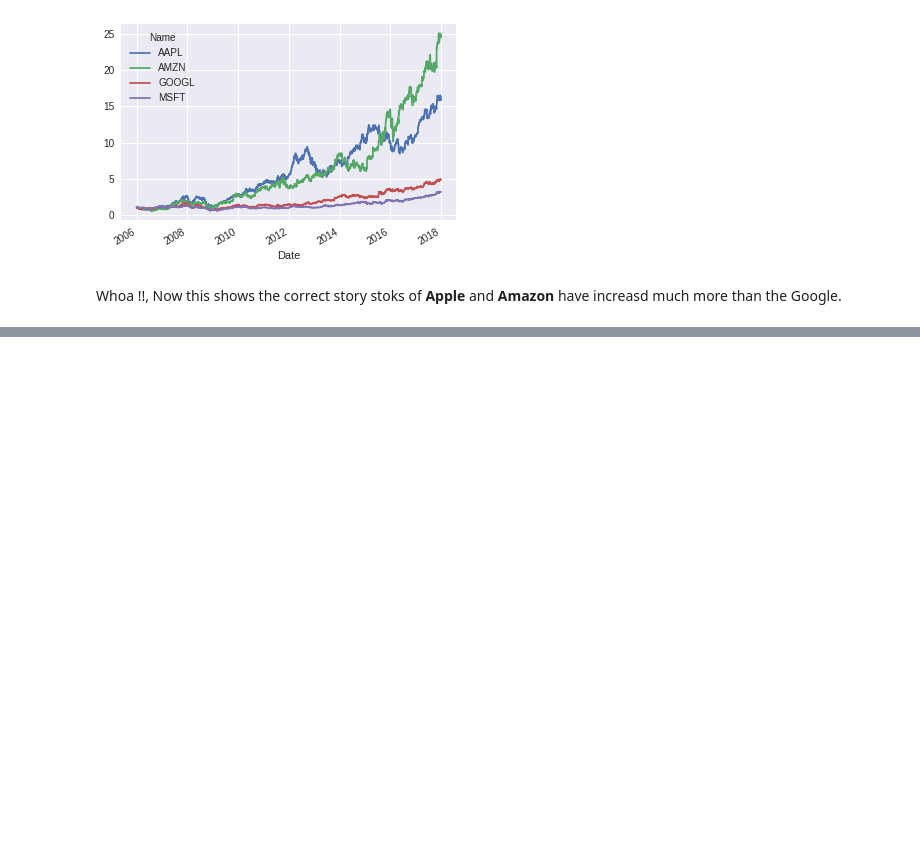
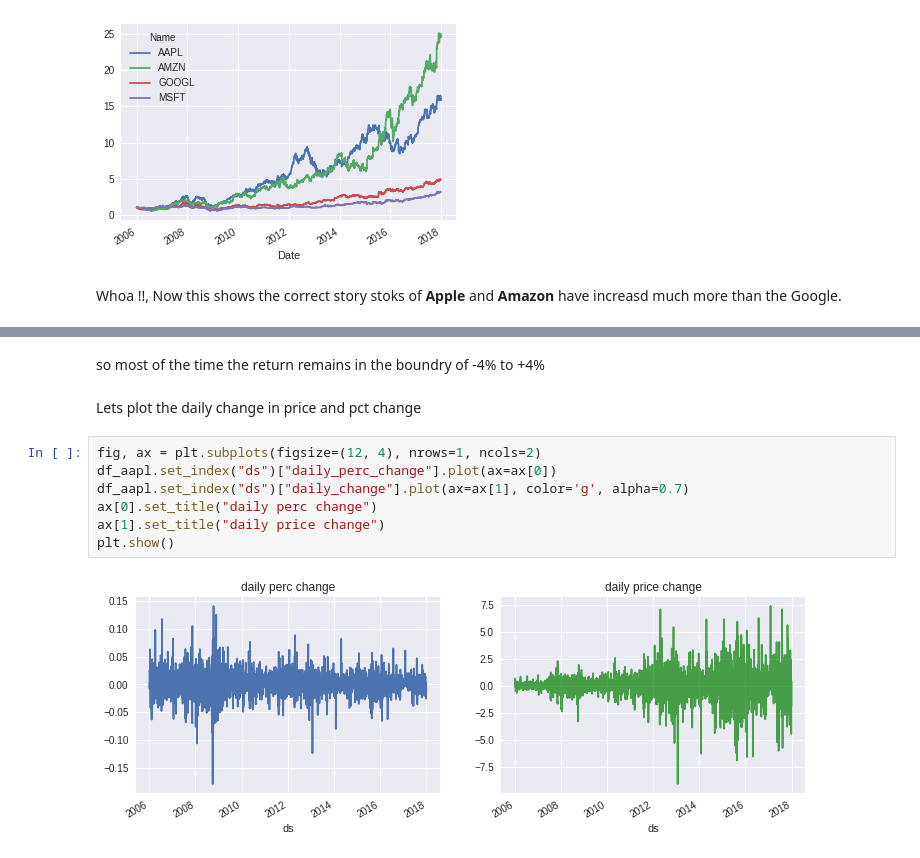
Before and after one commit to saurabh2086/timeSeriesAnalysis, a Jupyter notebook: DJIA_Data.ipynb, the cells around one changed output, grey strips where cells are left out. Drawn from its saved outputs; the diff is of its cells as text; blank space fills up the shorter version.

```diff
--- a/DJIA_Data.ipynb
+++ b/DJIA_Data.ipynb
@@ -265,0 +299,13 @@ ValueError: ignored
+# %% [markdown]
+so most of the time the return remains in the boundry of -4% to +4%
+# %% [markdown]
+Lets plot the daily change in price and pct change
+# %%
+fig, ax = plt.subplots(figsize=(12, 4), nrows=1, ncols=2)
+df_aapl.set_index("ds")["daily_perc_change"].plot(ax=ax[0])
+df_aapl.set_index("ds")["daily_change"].plot(ax=ax[1], color='g', alpha=0.7)
+ax[0].set_title("daily perc change")
+ax[1].set_title("daily price change")
+plt.show()
+# %% [output]
+[figure, added]
```
Also changed, not shown: parts of 19 cells of this notebook.
